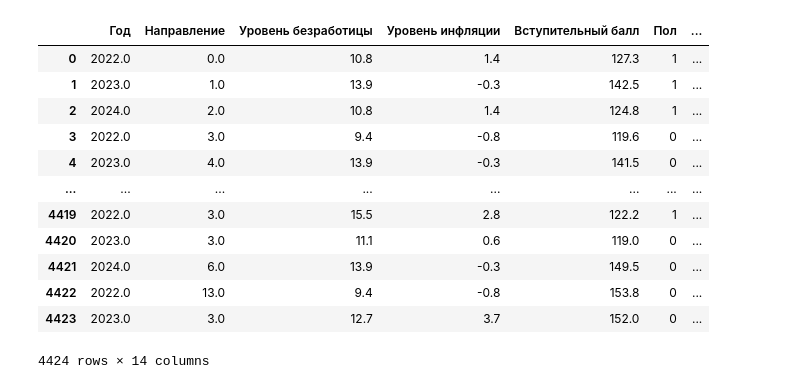
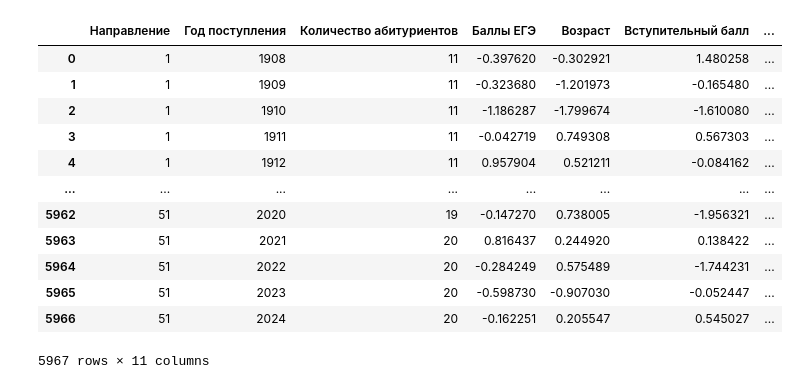
Before and after one commit to kristina-skoptsova/diplom, a Jupyter notebook: diplom.ipynb, the cells around one changed output. Drawn from its saved outputs; the diff is of its cells as text; code cells hidden in the pictures.

```diff
--- a/diplom.ipynb
+++ b/diplom.ipynb
@@ -4,21 +4,21 @@
 import pandas as pd
 import numpy as np
 # %%
-file = '/content/final.csv'
+file = '/content/final2.csv'
 df = pd.read_csv(file)
 df = pd.DataFrame(df)
 df
 # %% [output]
-|  | Год | Направление | Уровень безработицы | Уровень инфляции | Вступительный балл | Пол | ... |
-| 0 | 2022.0 | 0.0 | 10.8 | 1.4 | 127.3 | 1 | ... |
-| 1 | 2023.0 | 1.0 | 13.9 | -0.3 | 142.5 | 1 | ... |
-| 2 | 2024.0 | 2.0 | 10.8 | 1.4 | 124.8 | 1 | ... |
-| 3 | 2022.0 | 3.0 | 9.4 | -0.8 | 119.6 | 0 | ... |
-| 4 | 2023.0 | 4.0 | 13.9 | -0.3 | 141.5 | 0 | ... |
+|  | Направление | Год поступления | Количество абитуриентов | Баллы ЕГЭ | Возраст | Вступительный балл | ... |
+| 0 | 1 | 1908 | 11 | -0.397620 | -0.302921 | 1.480258 | ... |
+| 1 | 1 | 1909 | 11 | -0.323680 | -1.201973 | -0.165480 | ... |
+| 2 | 1 | 1910 | 11 | -1.186287 | -1.799674 | -1.610080 | ... |
+| 3 | 1 | 1911 | 11 | -0.042719 | 0.749308 | 0.567303 | ... |
+| 4 | 1 | 1912 | 11 | 0.957904 | 0.521211 | -0.084162 | ... |
 | ... | ... | ... | ... | ... | ... | ... | ... |
-| 4419 | 2022.0 | 3.0 | 15.5 | 2.8 | 122.2 | 1 | ... |
-| 4420 | 2023.0 | 3.0 | 11.1 | 0.6 | 119.0 | 0 | ... |
-| 4421 | 2024.0 | 6.0 | 13.9 | -0.3 | 149.5 | 0 | ... |
-| 4422 | 2022.0 | 13.0 | 9.4 | -0.8 | 153.8 | 0 | ... |
-| 4423 | 2023.0 | 3.0 | 12.7 | 3.7 | 152.0 | 0 | ... |
+| 5962 | 51 | 2020 | 19 | -0.147270 | 0.738005 | -1.956321 | ... |
+| 5963 | 51 | 2021 | 20 | 0.816437 | 0.244920 | 0.138422 | ... |
+| 5964 | 51 | 2022 | 20 | -0.284249 | 0.575489 | -1.744231 | ... |
+| 5965 | 51 | 2023 | 20 | -0.598730 | -0.907030 | -0.052447 | ... |
+| 5966 | 51 | 2024 | 20 | -0.162251 | 0.205547 | 0.545027 | ... |
-4424 rows × 14 columns
+5967 rows × 11 columns
```
Also changed, not shown: parts of 9 cells of this notebook.
